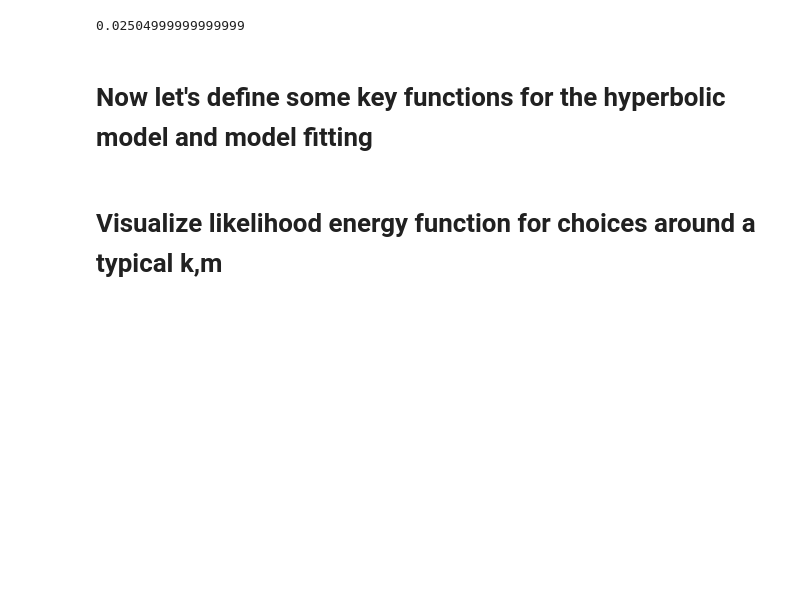
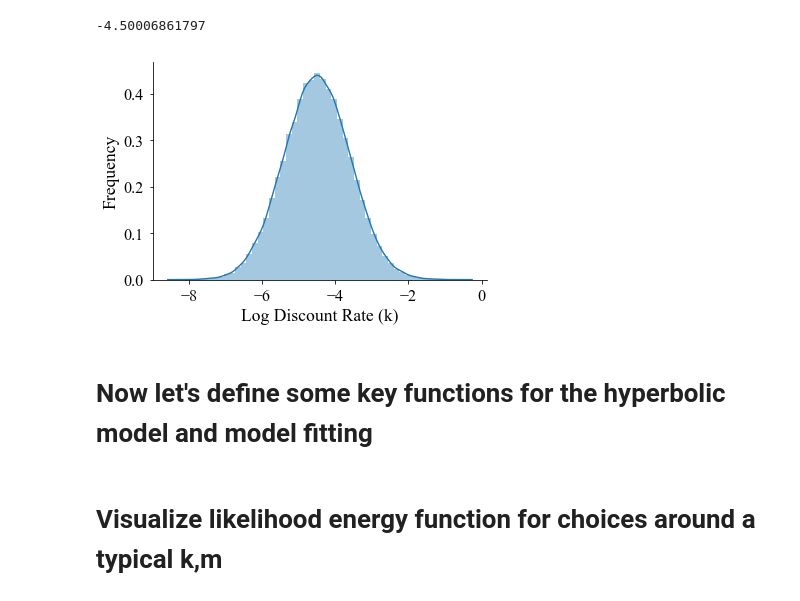
Before and after one commit to iancballard/RL-Tutorials, a Jupyter notebook: discounting_parameter_identifiability.ipynb, the cells around one changed output. Drawn from its saved outputs; the diff is of its cells as text; code cells hidden in the pictures; blank space fills up the shorter version.

```diff
--- a/discounting_parameter_identifiability.ipynb
+++ b/discounting_parameter_identifiability.ipynb
@@ -24,29 +27,48 @@ from matplotlib.ticker import LinearLocator, FormatStrFormatter
 # %%
-#generate some choices
-k_eqs = np.linspace(.0001, .05, 100)
-a_ss = [10, 20, 30]
-d_ss = [0, 14, 28]
-d_ll = [14, 28, 42]
+def gen_data(ntrials):
+    #generate some choices
+    k_eqs = np.random.normal(-4.5,.9,ntrials)
+    k_eqs = [np.exp(x) for x in k_eqs]
+    a_ss = [10, 20, 30]
+    d_ss = [0, 14, 28]
+    d_ll = [14, 28, 42]
 
-data = {'amountSS':[], 'amountLL':[],'delaySS':[], 'delayLL':[], 'k_eq':[]}
-for k in k_eqs:
-    SS = np.random.choice(a_ss)
-    dSS = np.random.choice(d_ss)
-    dLL = 0
-    while dLL <= dSS:
-        dLL = np.random.choice(d_ll)
+    data = {'amountSS':[], 'amountLL':[],'delaySS':[], 'delayLL':[], 'k_eq':[]}
+    for k in k_eqs:
+        SS = np.random.choice(a_ss)
+        dSS = np.random.choice(d_ss)
+        dLL = 0
+        while dLL <= dSS:
+            dLL = np.random.choice(d_ll)
 
-    LL = (SS * 1.0/ (1 + k*dSS)) * (1 + k*dLL)
+        LL = (SS * 1.0/ (1 + k*dSS)) * (1 + k*dLL)
 
-    data['amountSS'].append(SS)
-    data['amountLL'].append(LL)
-    data['delaySS'].append(dSS)
-    data['delayLL'].append(dLL)
-    data['k_eq'].append(k)
-data = pd.DataFrame(data)
-data['k_eq'].mean()
+        data['amountSS'].append(SS)
+        data['amountLL'].append(LL)
+        data['delaySS'].append(dSS)
+        data['delayLL'].append(dLL)
+        data['k_eq'].append(k)
+    data = pd.DataFrame(data)
+    return data
+data = gen_data(200)
+# plt.hist(data['k_eq'])
-# %% [output]
-0.02504999999999999
+# %%
+k_eqs = np.random.normal(-4.5,.9,100000)
+# k_eqs = [np.exp(x) for x in k_eqs]
+
+sns.set_context('paper',font_scale = 2,rc={"figure.figsize": (10, 10)})
+sns.set_style({'font.family':'serif', 'font.serif':'Times New Roman'})
+
+
+sns.distplot(k_eqs)
+sns.despine()
+print np.median(k_eqs)
+plt.xlabel('Log Discount Rate (k)')
+plt.ylabel('Frequency')
+plt.savefig(op.abspath('./paper/figures/k.svg'),dpi = 300)
+# %% [output]
+-4.50006861797
+[figure, added]
 # %% [markdown]
 # Now let's define some key functions for the hyperbolic model and model fitting
 # %%
```
Also changed, not shown: parts of 10 cells of this notebook.
